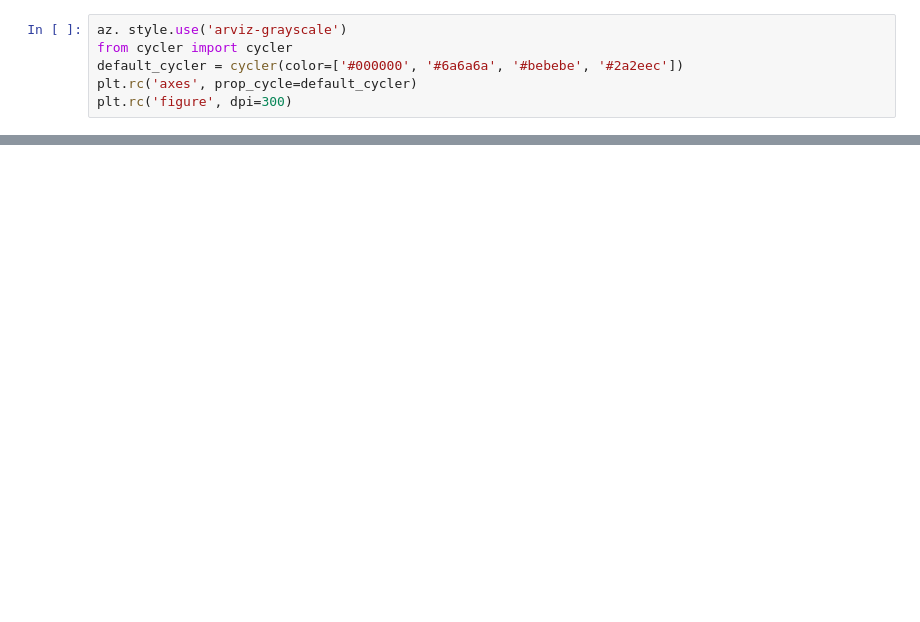
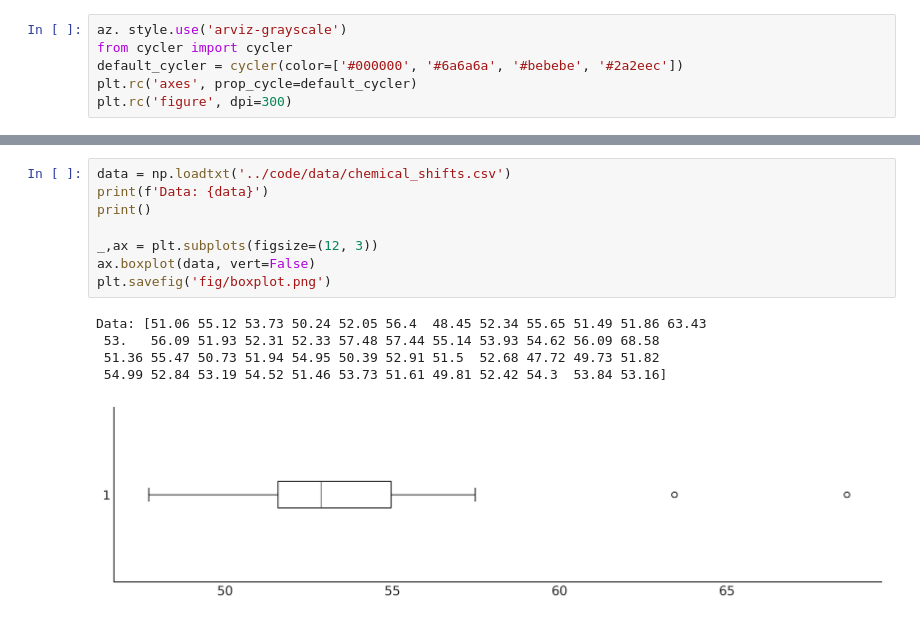
Before and after one commit to MrFanciful/BAP3, a Jupyter notebook: my_work/my_ch02.ipynb, the cells around one changed output, grey strips where cells are left out. Cells and saved outputs as stored; diff of their text form; blank space fills up the shorter version.

```diff
--- a/my_work/my_ch02.ipynb
+++ b/my_work/my_ch02.ipynb
@@ -99,0 +117,14 @@ plt.savefig('fig/idata_loss.png')
+# %%
+data = np.loadtxt('../code/data/chemical_shifts.csv')
+print(f'Data: {data}')
+print()
+
+_,ax = plt.subplots(figsize=(12, 3))
+ax.boxplot(data, vert=False)
+plt.savefig('fig/boxplot.png')
+# %% [output]
+Data: [51.06 55.12 53.73 50.24 52.05 56.4  48.45 52.34 55.65 51.49 51.86 63.43
+ 53.   56.09 51.93 52.31 52.33 57.48 57.44 55.14 53.93 54.62 56.09 68.58
+ 51.36 55.47 50.73 51.94 54.95 50.39 52.91 51.5  52.68 47.72 49.73 51.82
+ 54.99 52.84 53.19 54.52 51.46 53.73 51.61 49.81 52.42 54.3  53.84 53.16]
+[figure, added]
```
Also changed, not shown: parts of 17 cells of this notebook, 10 other files.
